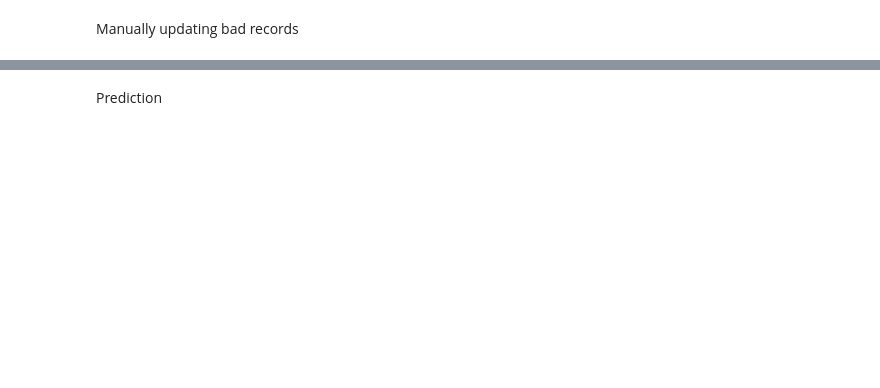
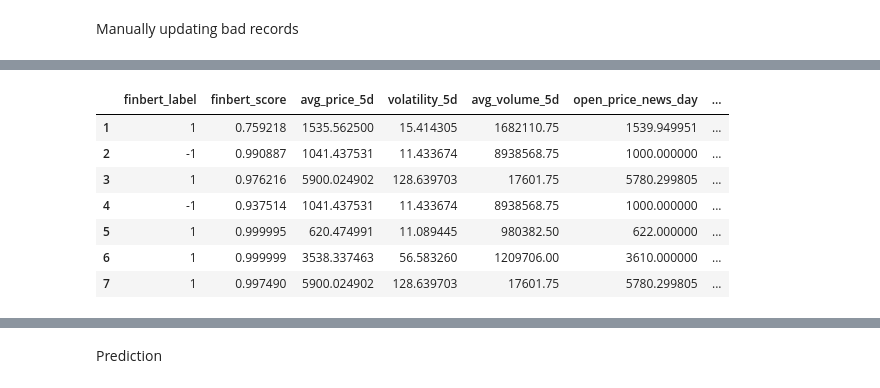
Before and after one commit to ajaypatil1616/stock_market_recommended, a Jupyter notebook: 3.Model training/5.prediction on new news.ipynb, the cells around one changed output, grey strips where cells are left out. Cells and saved outputs as stored; diff of their text form; code cells hidden in the pictures; blank space fills up the shorter version.

```diff
--- a/3.Model training/5.prediction on new news.ipynb
+++ b/3.Model training/5.prediction on new news.ipynb
@@ -413,6 +612,17 @@ def convert_label_to_numeric(label):
         return -1
 # %%
 dropped_column_df['finbert_label'] = dropped_column_df['finbert_label'].apply(convert_label_to_numeric)
+# %%
+dropped_column_df
+# %% [output]
+|  | finbert_label | finbert_score | avg_price_5d | volatility_5d | avg_volume_5d | open_price_news_day | ... |
+| 1 | 1 | 0.759218 | 1535.562500 | 15.414305 | 1682110.75 | 1539.949951 | ... |
+| 2 | -1 | 0.990887 | 1041.437531 | 11.433674 | 8938568.75 | 1000.000000 | ... |
+| 3 | 1 | 0.976216 | 5900.024902 | 128.639703 | 17601.75 | 5780.299805 | ... |
+| 4 | -1 | 0.937514 | 1041.437531 | 11.433674 | 8938568.75 | 1000.000000 | ... |
+| 5 | 1 | 0.999995 | 620.474991 | 11.089445 | 980382.50 | 622.000000 | ... |
+| 6 | 1 | 0.999999 | 3538.337463 | 56.583260 | 1209706.00 | 3610.000000 | ... |
+| 7 | 1 | 0.997490 | 5900.024902 | 128.639703 | 17601.75 | 5780.299805 | ... |
 # %%
 def convert_target_varible(output):
     if output.strip() == "up":
```
Also changed, not shown: parts of 23 cells of this notebook.
